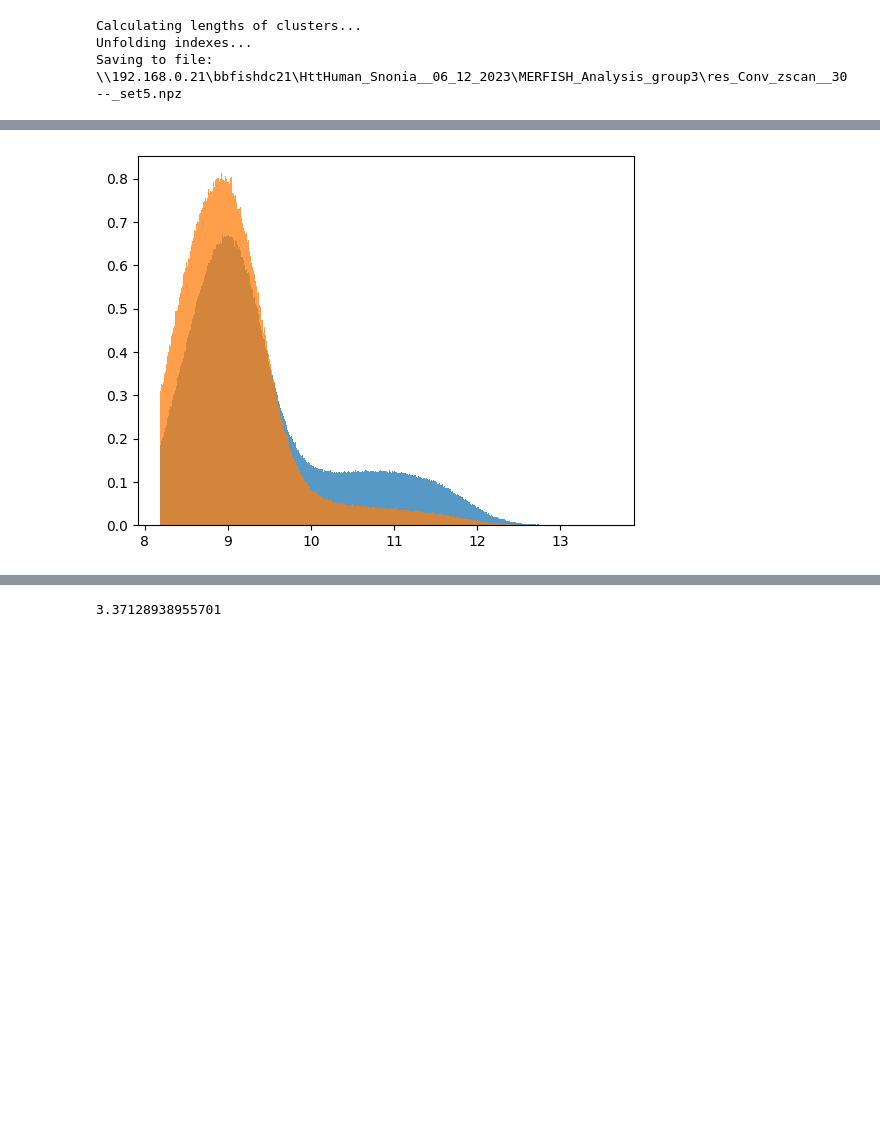
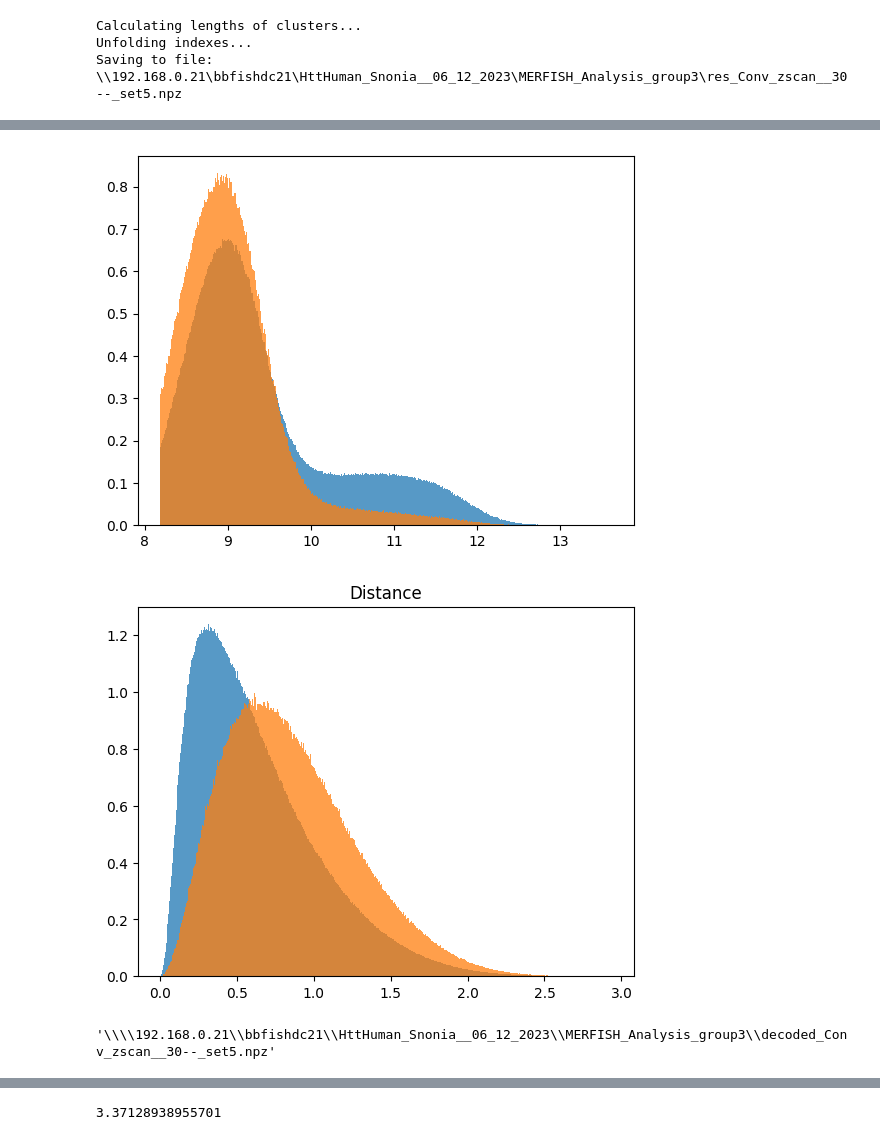
Before and after one commit to deprekate/NMERFISH, a Jupyter notebook: NewDecoding.ipynb, the cells around one changed output, grey strips where cells are left out. Saved outputs shown, nothing was run; the diff lists cells and outputs as text; code cells hidden in the pictures; blank space fills up the shorter version.

```diff
--- a/NewDecoding.ipynb
+++ b/NewDecoding.ipynb
@@ -355,12 +188,20 @@ Total time best bits per molecule: 7.9308178424835205
 # %%
 X_ = dec.XH_pruned[:,:,:3]
 d = np.linalg.norm(X_-X_.mean(1)[:,np.newaxis],axis=-1)
 h = np.log(dec.XH_pruned[:,:,-3])
 ibad = [ign for ign,gn in enumerate(dec.gns_names) if 'blank' in gn]
 bad = np.in1d(dec.icodesN,ibad)
 good = ~bad
+plt.hist(h[good].ravel(),density=True,alpha=0.75,bins=500);
+plt.hist(h[bad].ravel(),density=True,alpha=0.75,bins=500);
+plt.figure()
+plt.title("Distance")
+plt.hist(d[good].ravel(),density=True,alpha=0.75,bins=500);
+plt.hist(d[bad].ravel(),density=True,alpha=0.75,bins=500);
+# %% [output]
+[figure, added]
+[figure, added]
-# %%
-plt.hist(h[good].ravel(),density=True,alpha=0.75,bins=500);
-plt.hist(h[bad].ravel(),density=True,alpha=0.75,bins=500);
-# %% [output]
-[figure, removed]
+# %%
+dec.decoded_fl
+# %% [output]
+'\\\\192.168.0.21\\bbfishdc21\\HttHuman_Snonia__06_12_2023\\MERFISH_Analysis_group3\\decoded_Conv_zscan__30--_set5.npz'
```
Also changed, not shown: parts of 27 cells of this notebook, 3 other files.
